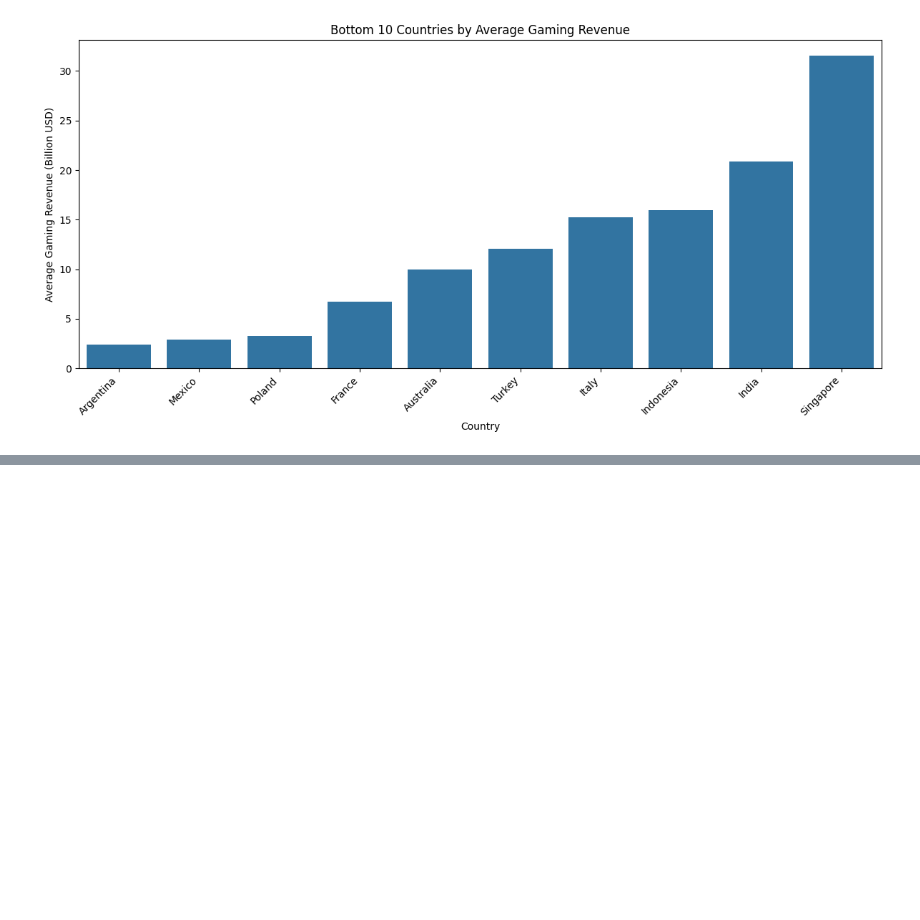
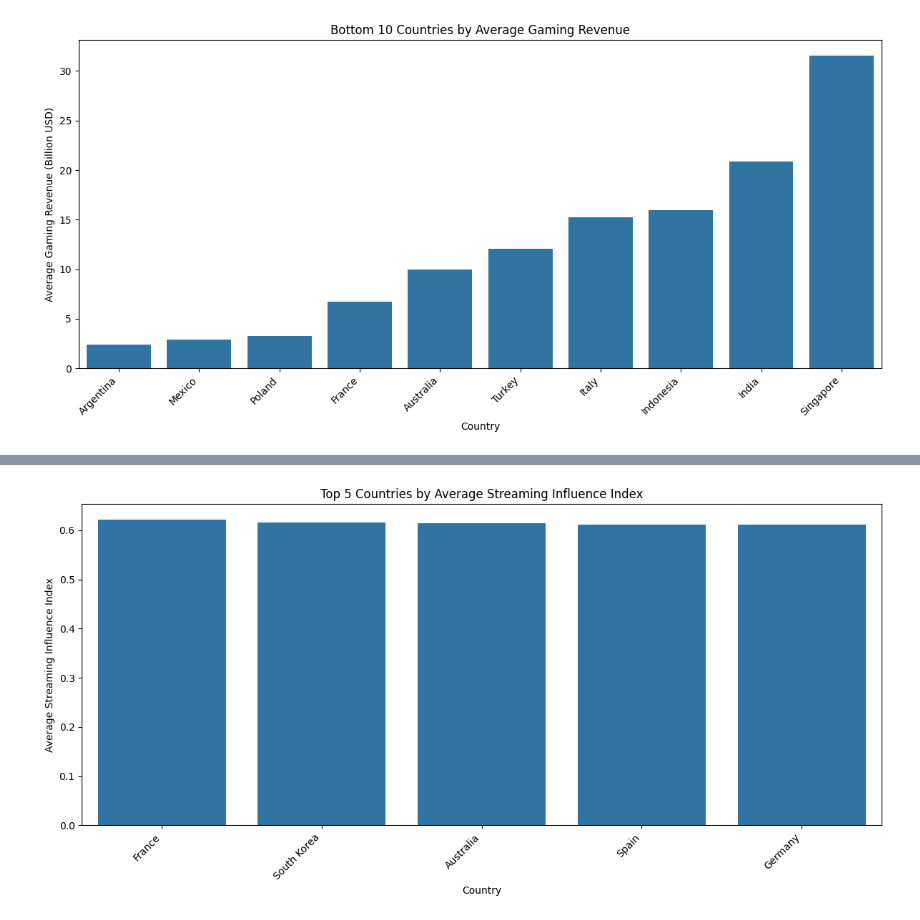
Before and after one commit to kxrrym03/Global-Games-eSports-Growth, a Jupyter notebook: Global_Gaming_&_eSports.ipynb, the cells around one changed output, grey strips where cells are left out. Saved outputs shown, nothing was run; the diff lists cells and outputs as text; code cells hidden in the pictures; blank space fills up the shorter version.

```diff
--- a/Global_Gaming_&_eSports.ipynb
+++ b/Global_Gaming_&_eSports.ipynb
@@ -271,3 +268,7 @@ plt.tight_layout()
 plt.show()
 # %% [output]
 [figure]
+# %%
+streaming_influence_countries = df.groupby('Country')['Streaming_Influence_Index'].mean().sort_values(ascending=False)
+print("Top 5 Countries by Streaming Influence Index:")
+display(streaming_influence_countries.head())
@@ -273,0 +285,11 @@ plt.show()
+# %%
+plt.figure(figsize=(12, 6))
+sns.barplot(x=streaming_influence_countries.head(5).index, y=streaming_influence_countries.head(5).values)
+plt.title('Top 5 Countries by Average Streaming Influence Index')
+plt.xlabel('Country')
+plt.ylabel('Average Streaming Influence Index')
+plt.xticks(rotation=45, ha='right')
+plt.tight_layout()
+plt.show()
+# %% [output]
+[figure, added]
```
Also changed, not shown: parts of 2 cells of this notebook.
